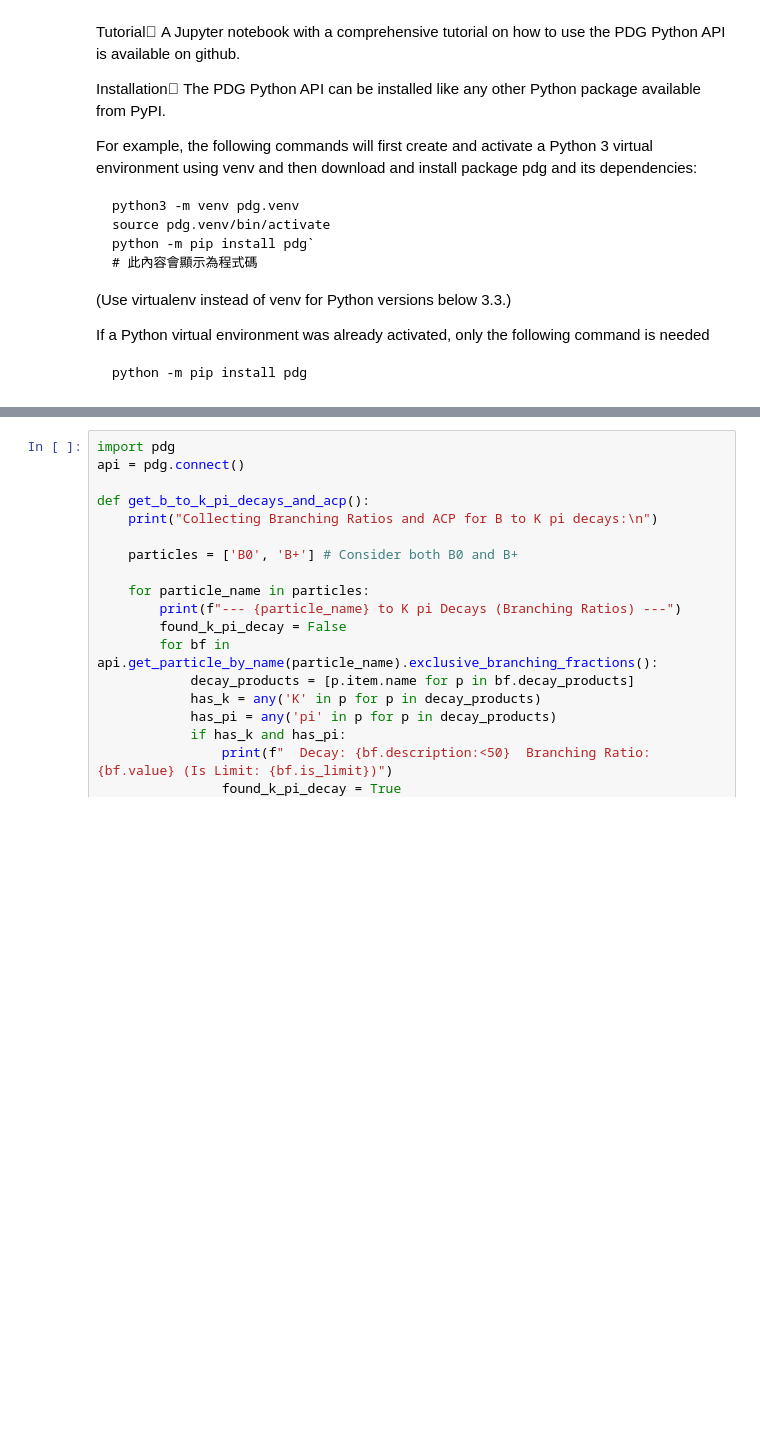
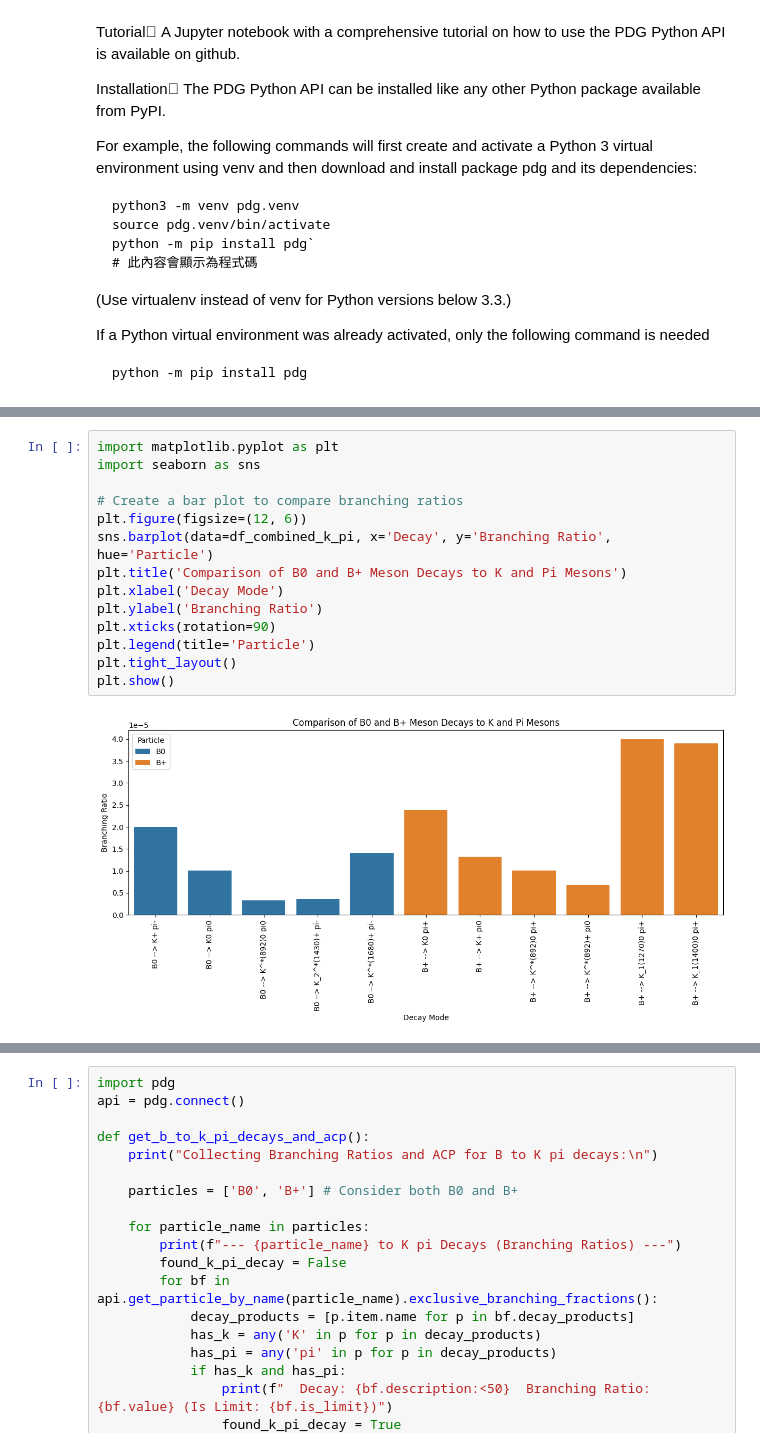
Before and after one commit to twyeh/highenergy, a Jupyter notebook: B_Decays_Data_Collection.ipynb, the cells around one changed output, grey strips where cells are left out. Saved outputs shown, nothing was run; the diff lists cells and outputs as text; blank space fills up the shorter version.

```diff
--- a/B_Decays_Data_Collection.ipynb
+++ b/B_Decays_Data_Collection.ipynb
@@ -43,0 +75,16 @@ Successfully installed pdg-0.2.2
+# %%
+import matplotlib.pyplot as plt
+import seaborn as sns
+
+# Create a bar plot to compare branching ratios
+plt.figure(figsize=(12, 6))
+sns.barplot(data=df_combined_k_pi, x='Decay', y='Branching Ratio', hue='Particle')
+plt.title('Comparison of B0 and B+ Meson Decays to K and Pi Mesons')
+plt.xlabel('Decay Mode')
+plt.ylabel('Branching Ratio')
+plt.xticks(rotation=90)
+plt.legend(title='Particle')
+plt.tight_layout()
+plt.show()
+# %% [output]
+[figure, added]
```
Also changed, not shown: parts of 7 cells of this notebook.
